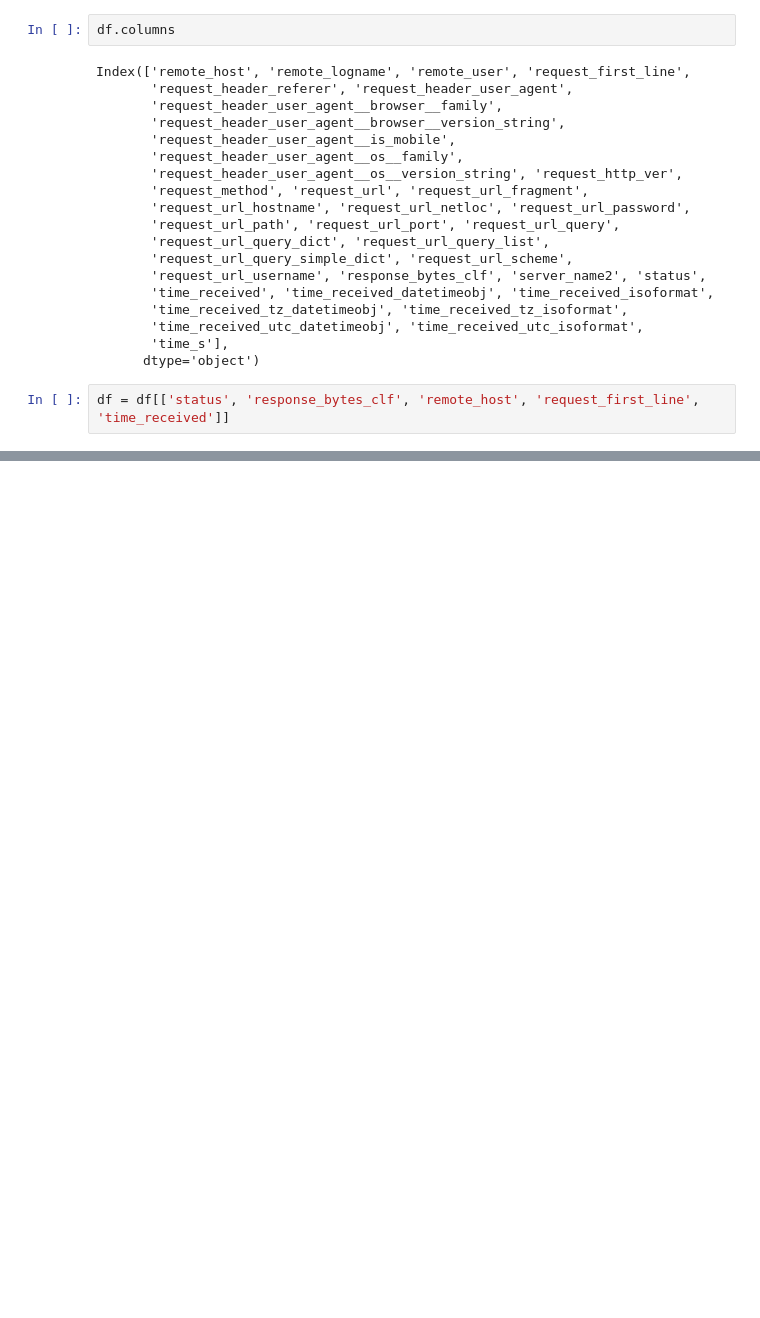
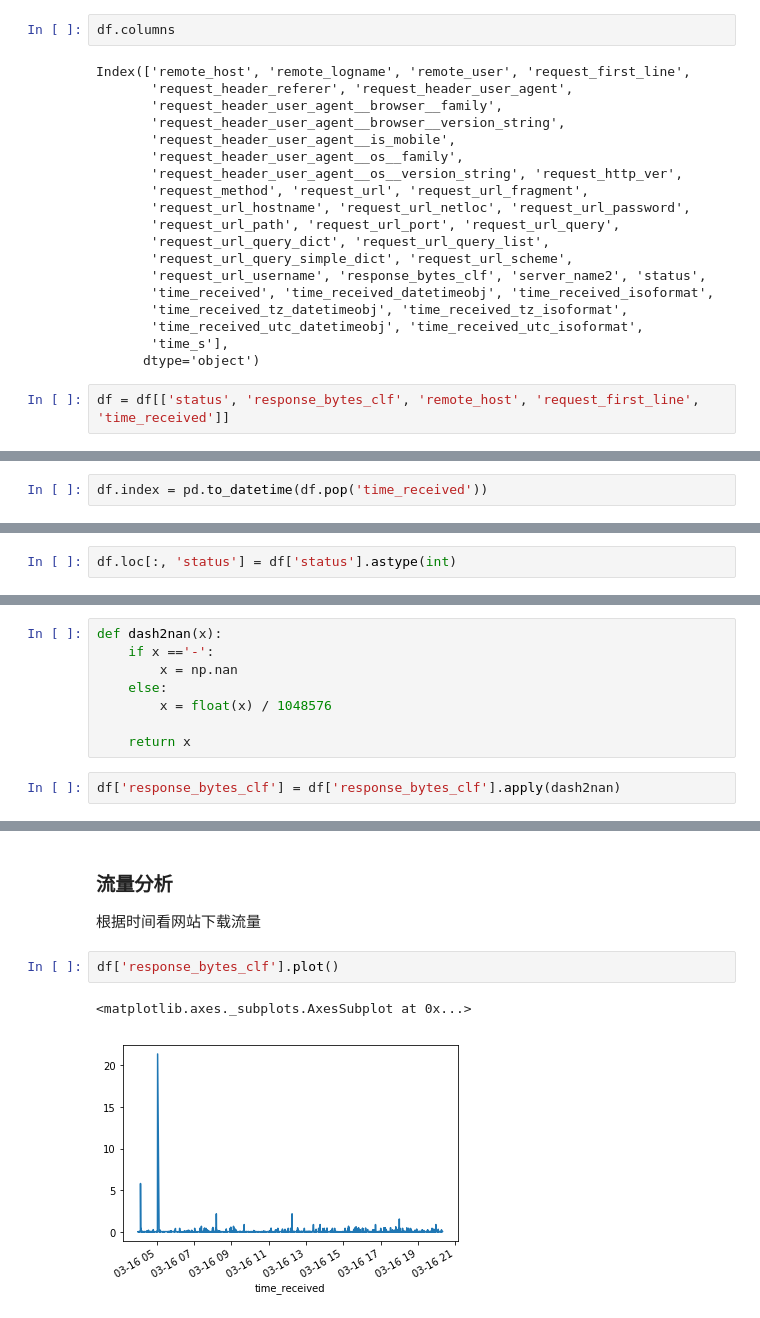
Before and after one commit to lqleon1214/data_analysis_test, a Jupyter notebook: chp11-Apache_log.ipynb, the cells around one changed output, grey strips where cells are left out. Drawn from its saved outputs; the diff is of its cells as text; blank space fills up the shorter version.

```diff
--- a/chp11-Apache_log.ipynb
+++ b/chp11-Apache_log.ipynb
@@ -119,0 +120,2 @@ df.head()
+# %%
+df.index = pd.to_datetime(df.pop('time_received'))
@@ -119,0 +146,2 @@ df.head()
+# %%
+df.loc[:, 'status'] = df['status'].astype(int)
@@ -119,0 +168,10 @@ df.head()
+# %%
+def dash2nan(x):
+    if x =='-':
+        x = np.nan
+    else:
+        x = float(x) / 1048576
+
+    return x
+# %%
+df['response_bytes_clf'] = df['response_bytes_clf'].apply(dash2nan)
@@ -119,0 +199,9 @@ df.head()
+# %% [markdown]
+### 流量分析
+
+根据时间看网站下载流量
+# %%
+df['response_bytes_clf'].plot()
+# %% [output]
+<matplotlib.axes._subplots.AxesSubplot at 0x...>
+[figure, added]
```
Also changed, not shown: parts of 70 cells of this notebook, 1 other file.
